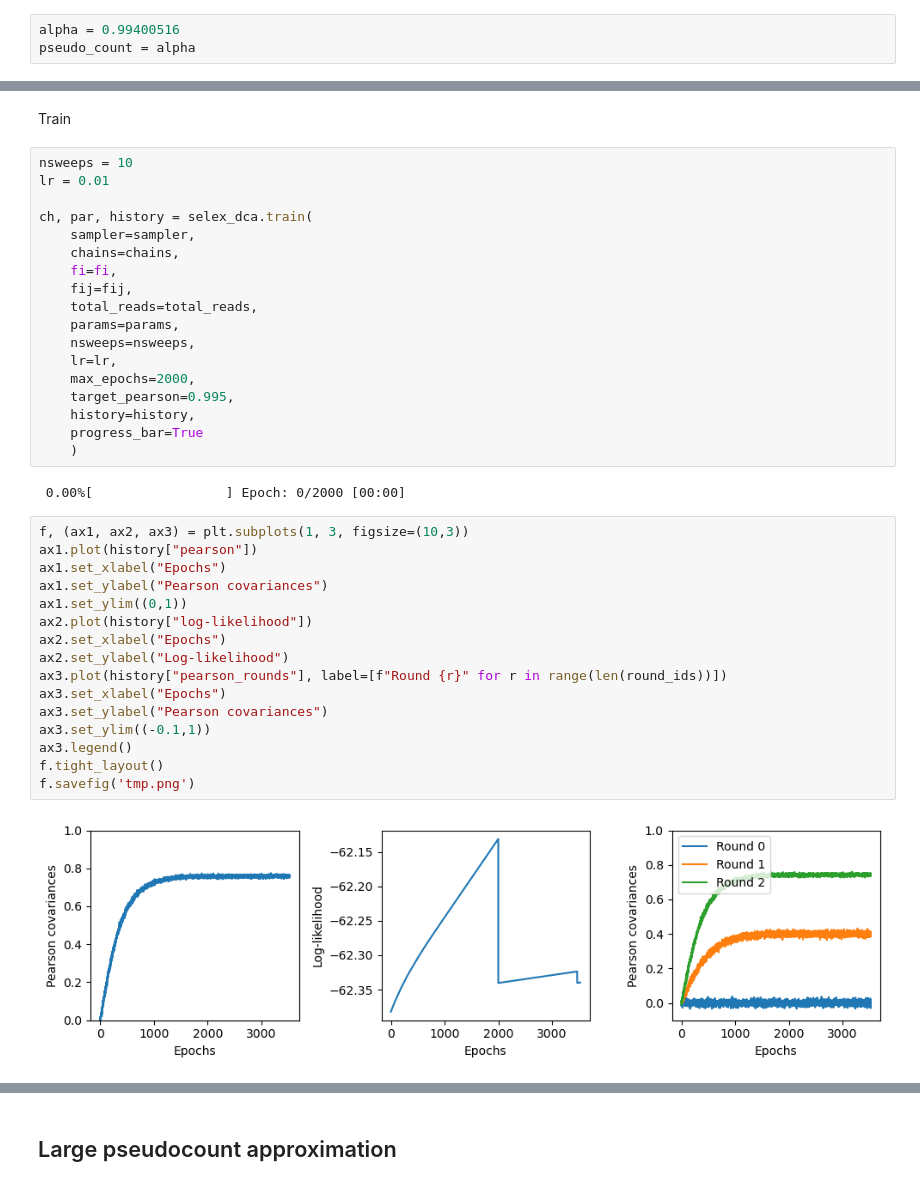
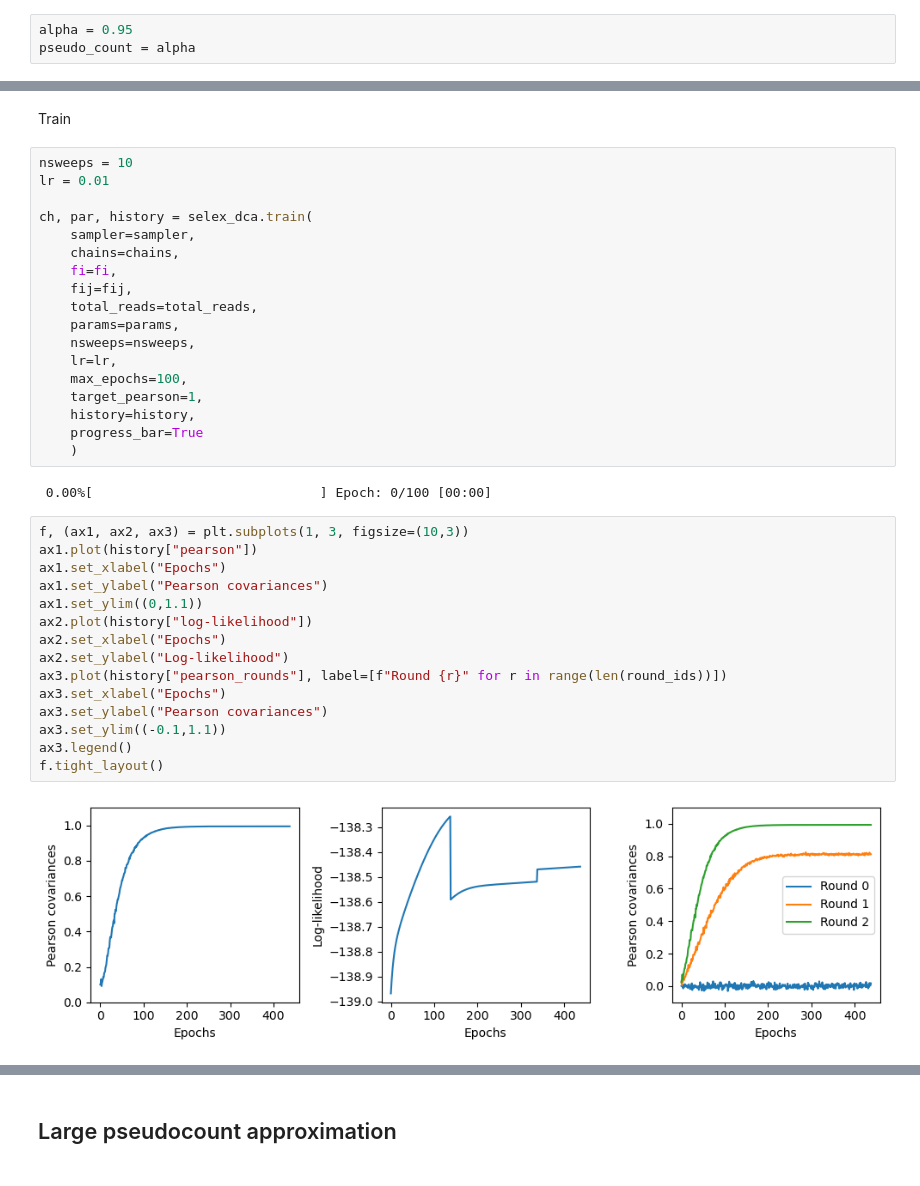
Before and after one commit to stecrotti/Aptamer2025py, a Jupyter notebook: experiments/dataset_1.ipynb, the cells around one changed output, grey strips where cells are left out. Saved outputs shown, nothing was run; the diff lists cells and outputs as text.

```diff
--- a/experiments/dataset_1.ipynb
+++ b/experiments/dataset_1.ipynb
@@ -30,7 +30,7 @@ sequences = [utils.sequences_from_file(experiment_id, round_id, device) for roun
 # %%
 ts = range(len(sequences))
 # %%
-alpha = 0.99400516
+alpha = 0.95
 pseudo_count = alpha
 # %%
 freq_single_tuple, freq_pair_tuple, total_reads_tuple = zip(
@@ -68,28 +68,27 @@ ch, par, history = selex_dca.train(
     params=params,
     nsweeps=nsweeps,
     lr=lr,
-    max_epochs=2000,
-    target_pearson=0.995,
+    max_epochs=100,
+    target_pearson=1,
     history=history,
     progress_bar=True
     )
 # %% [output]
- 0.00%[                 ] Epoch: 0/2000 [00:00]
+ 0.00%[                             ] Epoch: 0/100 [00:00]
 # %%
 f, (ax1, ax2, ax3) = plt.subplots(1, 3, figsize=(10,3))
 ax1.plot(history["pearson"])
 ax1.set_xlabel("Epochs")
 ax1.set_ylabel("Pearson covariances")
-ax1.set_ylim((0,1))
+ax1.set_ylim((0,1.1))
 ax2.plot(history["log-likelihood"])
 ax2.set_xlabel("Epochs")
 ax2.set_ylabel("Log-likelihood")
 ax3.plot(history["pearson_rounds"], label=[f"Round {r}" for r in range(len(round_ids))])
 ax3.set_xlabel("Epochs")
 ax3.set_ylabel("Pearson covariances")
-ax3.set_ylim((-0.1,1))
+ax3.set_ylim((-0.1,1.1))
 ax3.legend()
 f.tight_layout()
-f.savefig('tmp.png')
 # %% [output]
-[figure, old version]
+[figure, new version]
```
Also changed, not shown: parts of 5 cells of this notebook, 3 other files.
